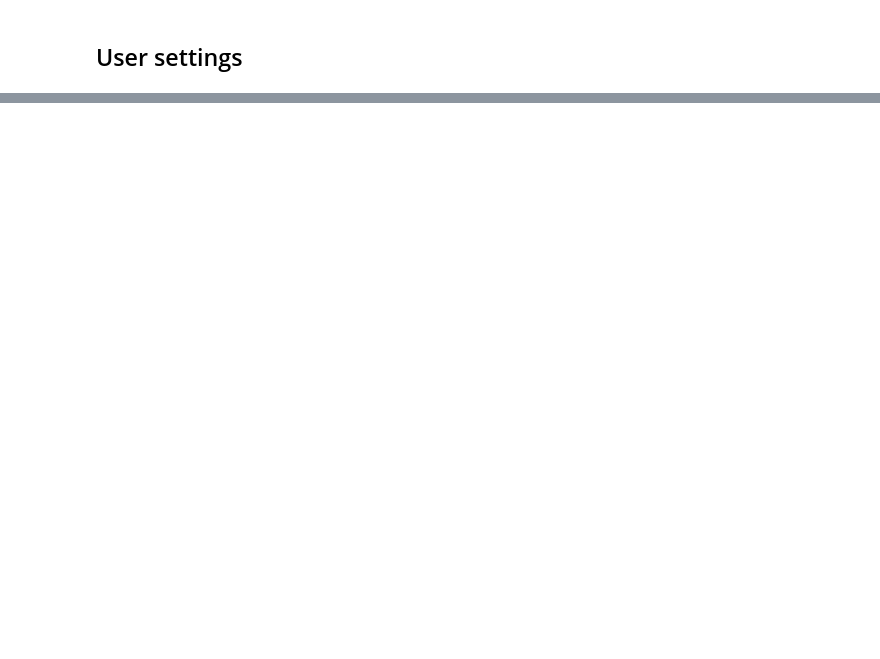
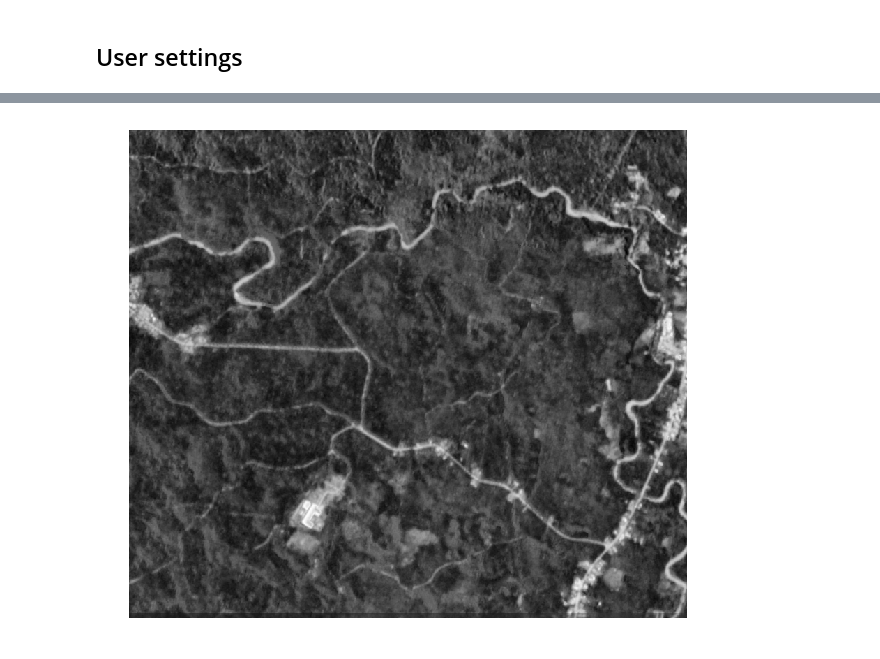
Before and after one commit to BerlinRDT/roaddetection, a Jupyter notebook: notebooks/presentation_figures/plot_analytic_img.ipynb, the cells around one changed output, grey strips where cells are left out. Saved outputs shown, nothing was run; the diff lists cells and outputs as text; code cells hidden in the pictures; blank space fills up the shorter version.

```diff
--- a/notebooks/presentation_figures/plot_analytic_img.ipynb
+++ b/notebooks/presentation_figures/plot_analytic_img.ipynb
@@ -95 +136,12 @@ axH.axis("off");
+# %%
+# plot grayscale image of first principal component
+if pca:
+    figH = plt.figure(figsize=figsize)
+    axH = plt.axes()
+    plt.imshow(img_npc[:,:,0], cmap="gray")
+    axH.axis("off");
+    if img_out_format:
+        plt.savefig(os.path.join(img_out_dir, img_out_fn + "_pca1" + "." + img_out_format), orientation='portrait')
+# %% [output]
+[figure, added]
 # %%
```
Also changed, not shown: parts of 16 cells of this notebook, 2 other files.
